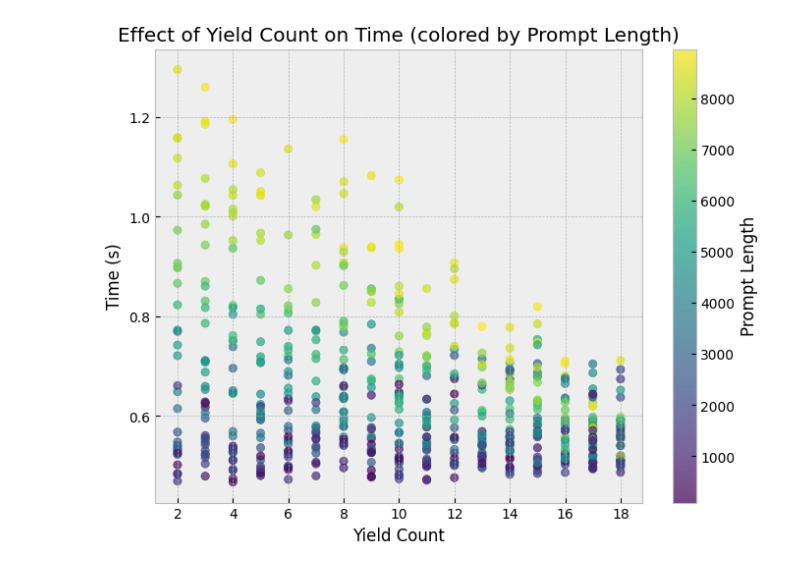
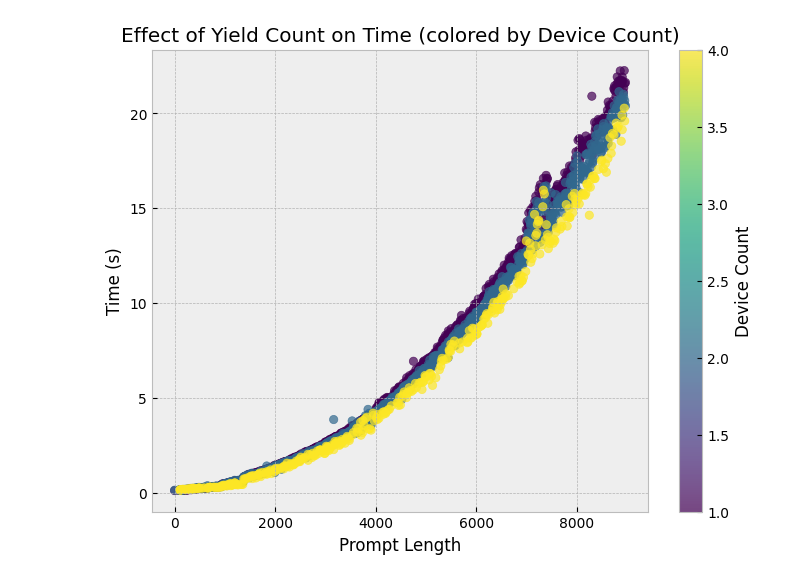
Before and after one commit to Dogacel/Uniference, a Jupyter notebook: notebooks/profiling_overhead_prefill.ipynb, the cells around one changed output. Saved outputs shown, nothing was run; the diff lists cells and outputs as text; code cells hidden in the pictures.

```diff
--- a/notebooks/profiling_overhead_prefill.ipynb
+++ b/notebooks/profiling_overhead_prefill.ipynb
@@ -3,11 +3,10 @@ import pandas as pd
 import matplotlib.pyplot as plt
 import numpy as np
 # %%
-data = pd.read_json("bm_prefill_gpu.json")
+data = pd.read_json("results/bm_prefill_cpu.json")
 
 print(data["device_count"].value_counts())
 
-data = data[data["device_count"] == 1]
 data
 # %% [output]
 device_count
@@ -50,12 +52,12 @@ prompt_length    -0.052823  0.739822       1.000000
 # %%
 # Scatter plot: yield_count vs time, colored by prompt_length
 plt.figure(figsize=(8, 6))
-sc = plt.scatter(data["yield_count"], data["time"], c=data["prompt_length"], cmap="viridis", alpha=0.7)
-plt.xlabel("Yield Count")
+sc = plt.scatter(data["prompt_length"], data["time"], c=data["device_count"], cmap="viridis", alpha=0.7)
+plt.xlabel("Prompt Length")
 plt.ylabel("Time (s)")
-plt.title("Effect of Yield Count on Time (colored by Prompt Length)")
+plt.title("Effect of Yield Count on Time (colored by Device Count)")
 cbar = plt.colorbar(sc)
-cbar.set_label("Prompt Length")
+cbar.set_label("Device Count")
 plt.show()
 # %% [output]
-[figure, old version]
+[figure, new version]
```
Also changed, not shown: parts of 7 cells of this notebook, 8 other files.
